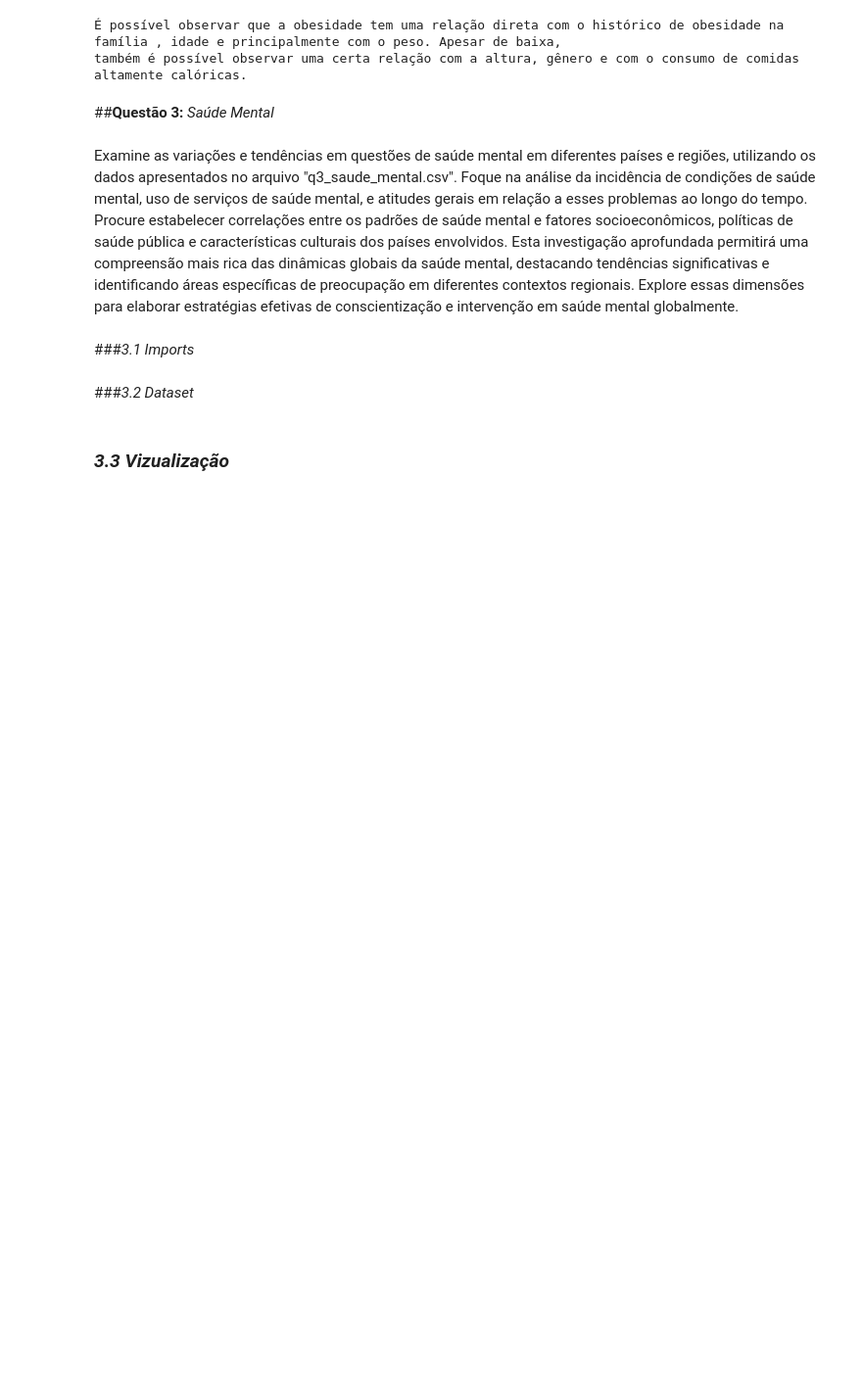
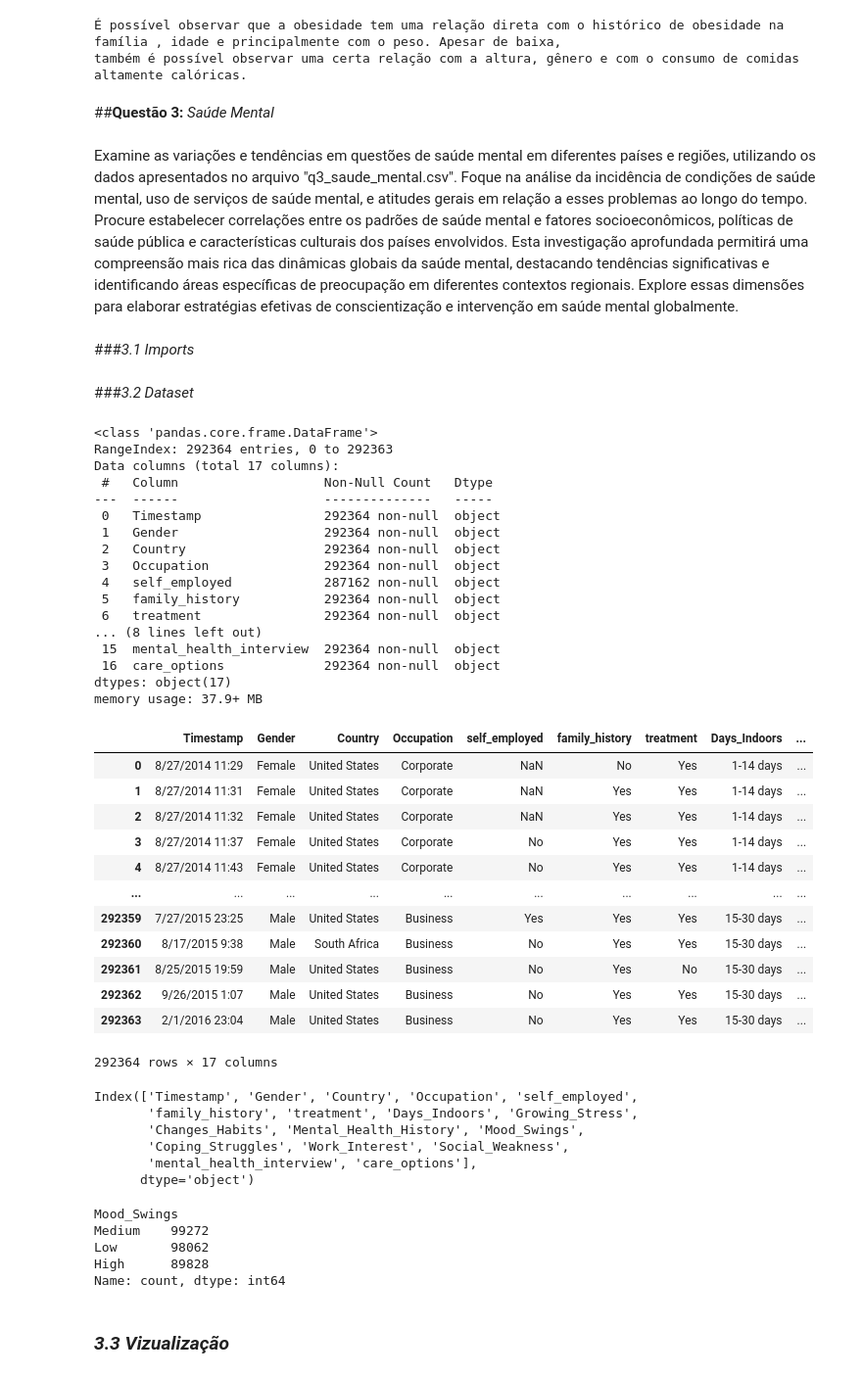
Before and after one commit to talesnobre/Trainees2, a Jupyter notebook: Notebook 2/Aula_EDA - Ian.ipynb, the cells around one changed output. Shown at 98% size. Drawn from its saved outputs; the diff is of its cells as text; code cells hidden in the pictures; blank space fills up the shorter version.

```diff
--- a/Notebook 2/Aula_EDA - Ian.ipynb
+++ b/Notebook 2/Aula_EDA - Ian.ipynb
@@ -286,0 +288,35 @@ Examine as variações e tendências em questões de saúde mental em diferentes
+# %%
+df = pd.read_csv("Data/q3_saude_mental.csv")
+df.info()
+df
+# %% [output]
+<class 'pandas.core.frame.DataFrame'>
+RangeIndex: 292364 entries, 0 to 292363
+Data columns (total 17 columns):
+ #   Column                   Non-Null Count   Dtype
+---  ------                   --------------   -----
+ 0   Timestamp                292364 non-null  object
+ 1   Gender                   292364 non-null  object
+ 2   Country                  292364 non-null  object
+ 3   Occupation               292364 non-null  object
+ 4   self_employed            287162 non-null  object
+ 5   family_history           292364 non-null  object
+ 6   treatment                292364 non-null  object
+... (8 lines left out)
+ 15  mental_health_interview  292364 non-null  object
+ 16  care_options             292364 non-null  object
+dtypes: object(17)
+memory usage: 37.9+ MB
+|  | Timestamp | Gender | Country | Occupation | self_employed | family_history | treatment | Days_Indoors | ... |
+| 0 | 8/27/2014 11:29 | Female | United States | Corporate | NaN | No | Yes | 1-14 days | ... |
+| 1 | 8/27/2014 11:31 | Female | United States | Corporate | NaN | Yes | Yes | 1-14 days | ... |
+| 2 | 8/27/2014 11:32 | Female | United States | Corporate | NaN | Yes | Yes | 1-14 days | ... |
+| 3 | 8/27/2014 11:37 | Female | United States | Corporate | No | Yes | Yes | 1-14 days | ... |
+| 4 | 8/27/2014 11:43 | Female | United States | Corporate | No | Yes | Yes | 1-14 days | ... |
+| ... | ... | ... | ... | ... | ... | ... | ... | ... | ... |
+| 292359 | 7/27/2015 23:25 | Male | United States | Business | Yes | Yes | Yes | 15-30 days | ... |
+| 292360 | 8/17/2015 9:38 | Male | South Africa | Business | No | Yes | Yes | 15-30 days | ... |
+| 292361 | 8/25/2015 19:59 | Male | United States | Business | No | Yes | No | 15-30 days | ... |
+| 292362 | 9/26/2015 1:07 | Male | United States | Business | No | Yes | Yes | 15-30 days | ... |
+| 292363 | 2/1/2016 23:04 | Male | United States | Business | No | Yes | Yes | 15-30 days | ... |
+292364 rows × 17 columns
@@ -286,0 +328,9 @@ Examine as variações e tendências em questões de saúde mental em diferentes
+# %%
+df.columns
+# %% [output]
+Index(['Timestamp', 'Gender', 'Country', 'Occupation', 'self_employed',
+       'family_history', 'treatment', 'Days_Indoors', 'Growing_Stress',
+       'Changes_Habits', 'Mental_Health_History', 'Mood_Swings',
+       'Coping_Struggles', 'Work_Interest', 'Social_Weakness',
+       'mental_health_interview', 'care_options'],
+      dtype='object')
@@ -287,2 +347,10 @@ Examine as variações e tendências em questões de saúde mental em diferentes
+# %%
+df['Mood_Swings'].value_counts()
+# %% [output]
+Mood_Swings
+Medium    99272
+Low       98062
+High      89828
+Name: count, dtype: int64
 # %% [markdown]
 ### *3.3 Vizualização*
```
Also changed, not shown: parts of 19 cells of this notebook.
